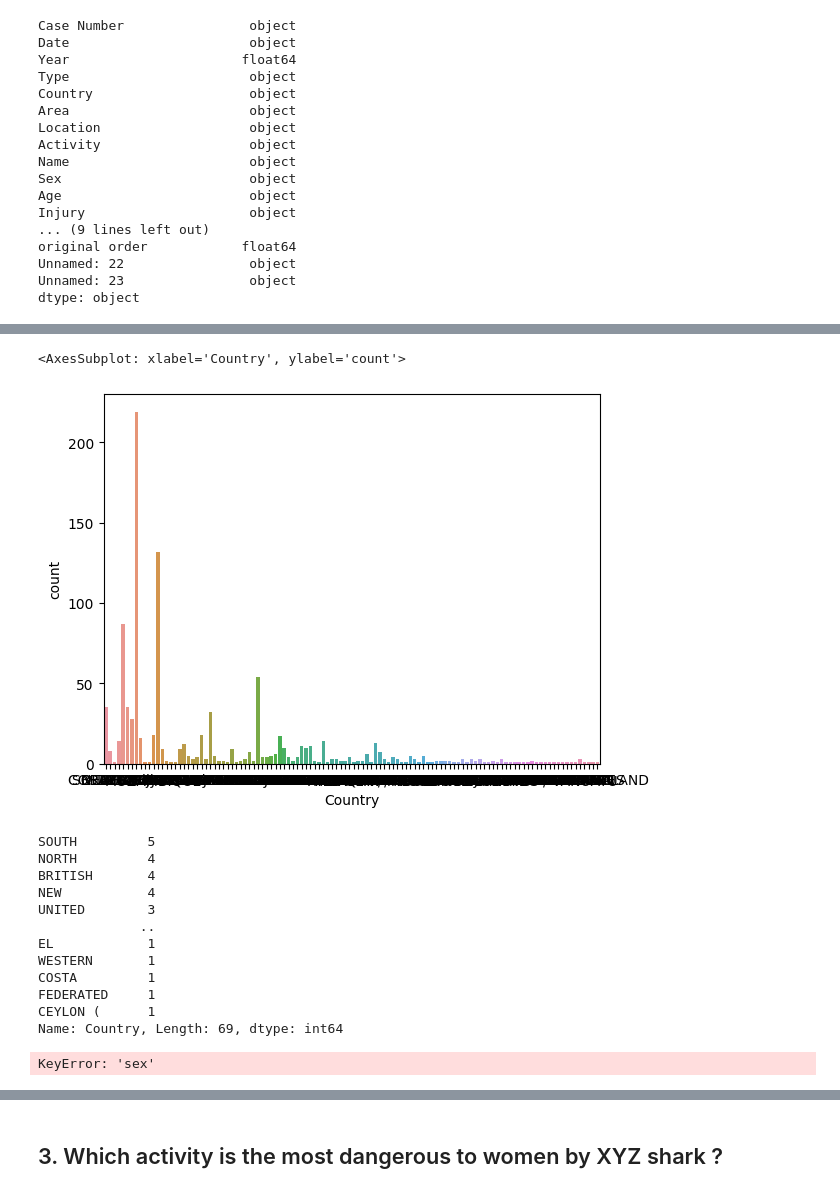
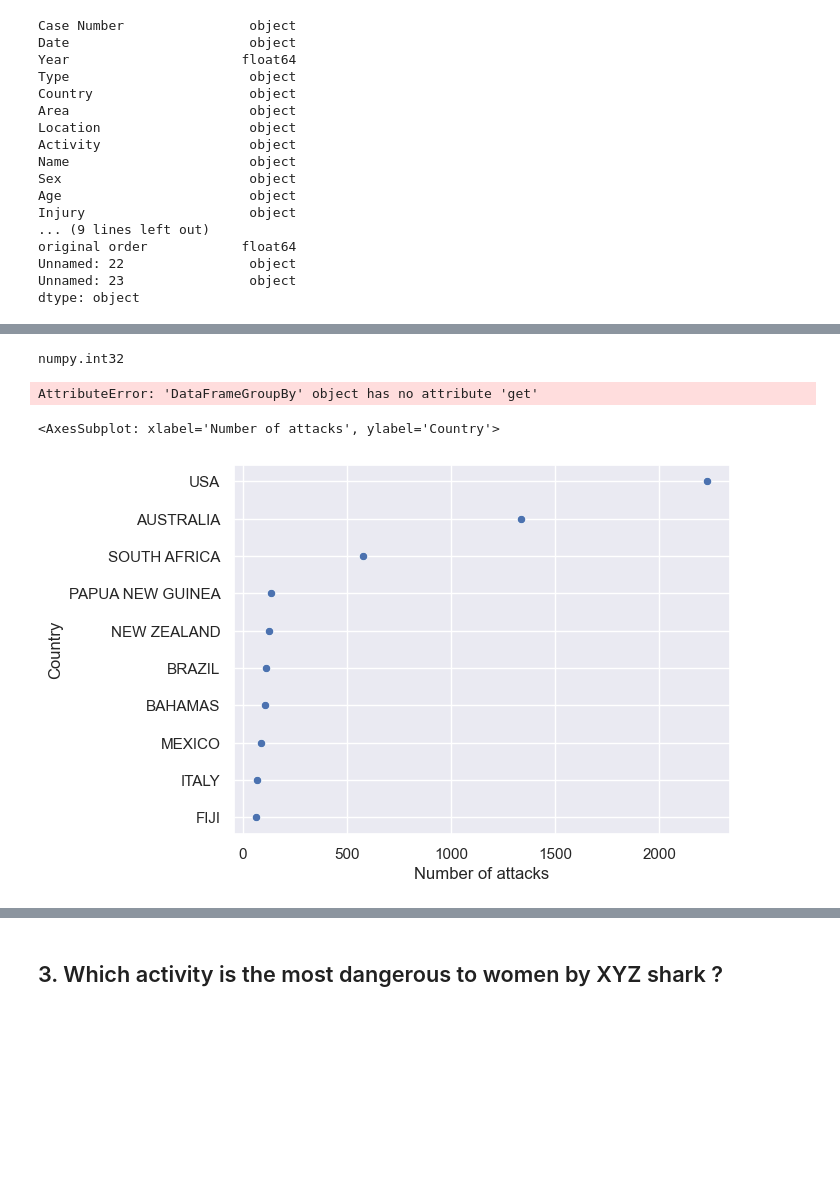
Before and after one commit to RaphHer/Project_1_Pandas, a Jupyter notebook: src/First Project Pandas .ipynb, the cells around one changed output, grey strips where cells are left out. Cells and saved outputs as stored; diff of their text form; code cells hidden in the pictures; blank space fills up the shorter version.

```diff
--- a/src/First Project Pandas .ipynb
+++ b/src/First Project Pandas .ipynb
@@ -394,0 +418,7 @@ array([nan, 'SOUTH ', 'COSTA ', 'NEW ', 'SOLOMON ', 'ST ', 'FRENCH ',
+# %%
+my_array = np.array([('USA', 2229), ('AUSTRALIA', 1338),('SOUTH AFRICA', 579), ('PAPUA NEW GUINEA', 134), ('NEW ZEALAND', 128), ('BRAZIL', 112), ('BAHAMAS', 109), ('MEXICO', 90), ('ITALY', 71), ('FIJI', 65)])
+
+df = pd.DataFrame(my_array, columns = ['Country','Number of attacks'])
+
+print(df)
+print(type(df))
@@ -395,28 +442,13 @@ array([nan, 'SOUTH ', 'COSTA ', 'NEW ', 'SOLOMON ', 'ST ', 'FRENCH ',
+# %%
+df['Number of attacks'] = df['Number of attacks'].astype(int)
+type(df['Number of attacks'][0])
+# %% [output]
+numpy.int32
 # %%
 # Let's try know to visualize the repartition per country
-sns.countplot(hypothesis_1, x="Country")
+sns.countplot(hypothesis_2.groupby('Country'), x="Country")
 
 # As we can see, this is not visually appealing. There are too many countries - We will apply a threshold of 20 cases
 # so we have only the countries where the cases arises the most
 # %% [output]
-<AxesSubplot: xlabel='Country', ylabel='count'>
+AttributeError: 'DataFrameGroupBy' object has no attribute 'get'
-[figure, removed]
-# %%
-hypothesis_2bis['Country'].value_counts()
-# %% [output]
-SOUTH         5
-NORTH         4
-BRITISH       4
-NEW           4
-UNITED        3
-             ..
-EL            1
-WESTERN       1
-COSTA         1
-FEDERATED     1
-CEYLON (      1
-Name: Country, Length: 69, dtype: int64
-# %%
-hypothesis_2bis['sex'].value_counts(ascending=True)
-# %% [output]
-KeyError: 'sex'
@@ -429,0 +455,5 @@ sns.countplot(hypothesis_3bis, x="Country")
+# %%
+sns.scatterplot(data=df, x="Number of attacks", y="Country")
+# %% [output]
+<AxesSubplot: xlabel='Number of attacks', ylabel='Country'>
+[figure, added]
```
Also changed, not shown: parts of 30 cells of this notebook.
